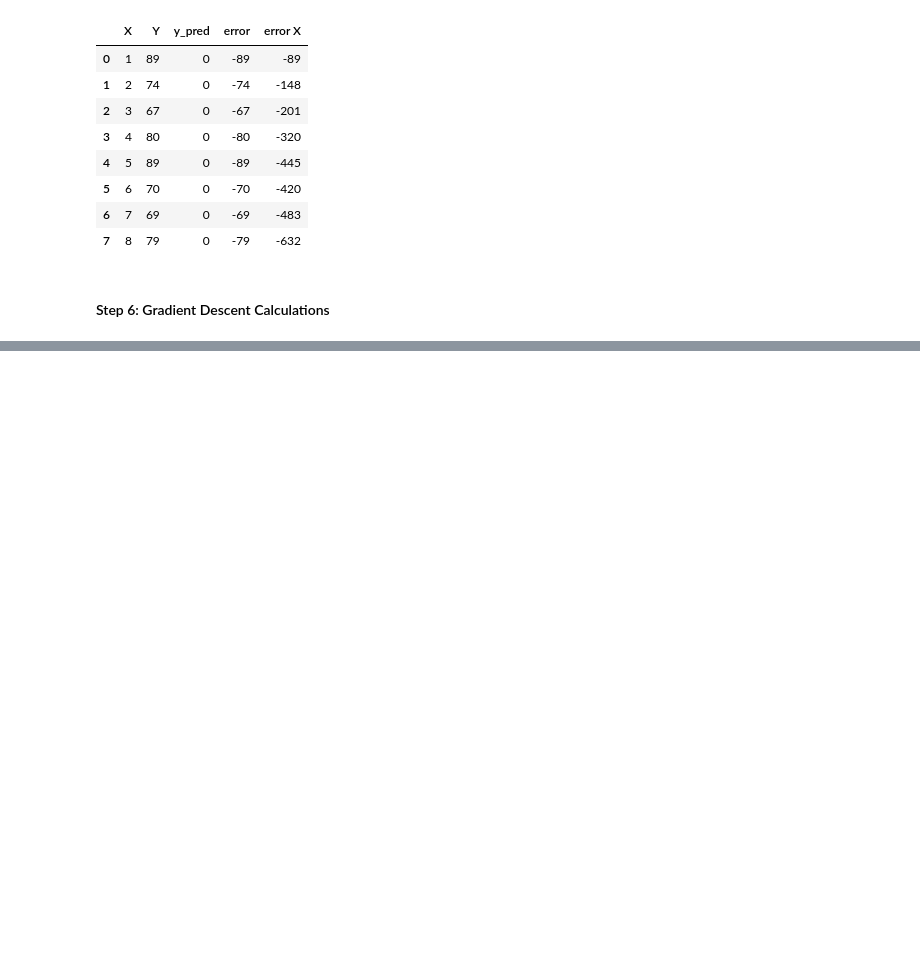
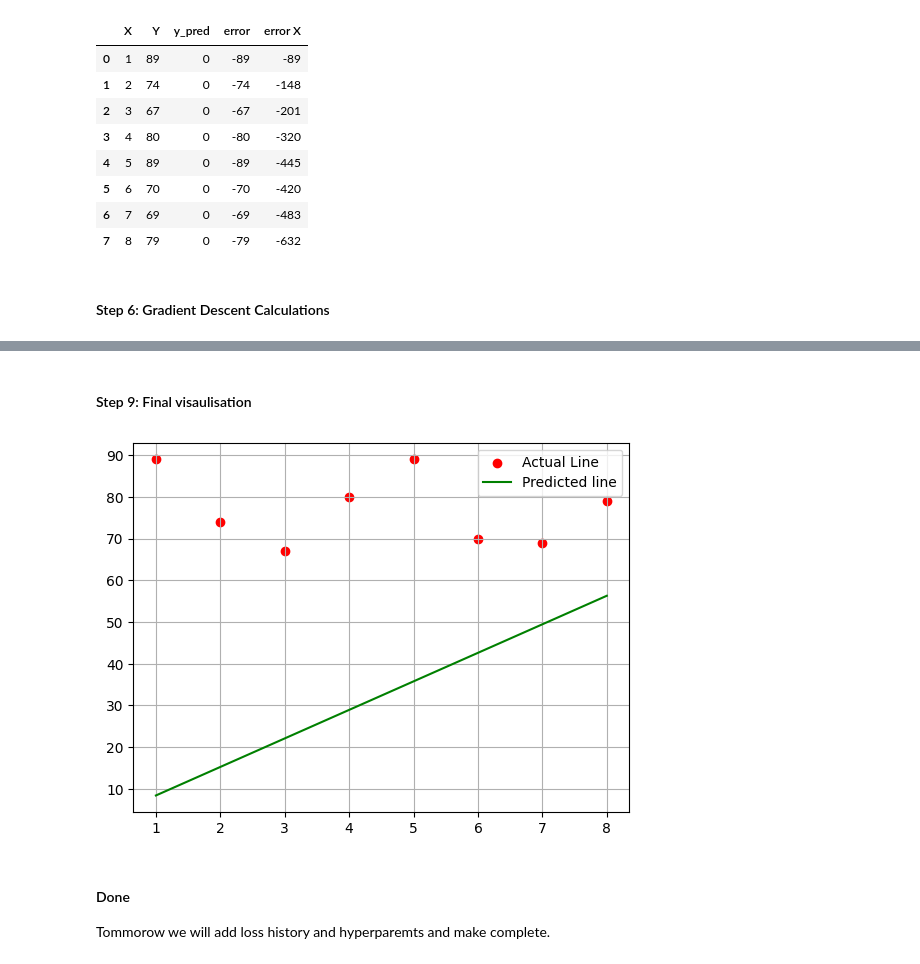
Before and after one commit to ather-ops/Supervised-ML-from-scratch, a Jupyter notebook: linear-regression/Linear -regression-part-II.ipynb, the cells around one changed output, grey strips where cells are left out. Saved outputs shown, nothing was run; the diff lists cells and outputs as text; code cells hidden in the pictures; blank space fills up the shorter version.

```diff
--- a/linear-regression/Linear -regression-part-II.ipynb
+++ b/linear-regression/Linear -regression-part-II.ipynb
@@ -36,7 +36,7 @@ df
 # %% [markdown]
 #### Step 2: Install weights and bias initial zero.
 # %%
-w=0     # weight
+m=0     # weight
 b=0     # Bias
 print("Done")
 # %% [output]
@@ -44,7 +44,7 @@ Done
 # %% [markdown]
 #### Step 3: Make initial predictions
 # %%
-df["y_pred"]=w*df["X"]+b
+df["y_pred"]=m*df["X"]+b
 df
 # %% [output]
 |  | X | Y | y_pred |
@@ -92,0 +106,6 @@ gradinet_b=(2/n)*Total_error
+# %%
+lr=0.01
+update_m=m-lr*gradient_m
+update_b=b-lr*gradinet_b
+print("Updated m :",update_m)
+print("updated b :",update_b)
@@ -92,0 +117,3 @@ gradinet_b=(2/n)*Total_error
+# %%
+df["new_pred"]=update_m*df["X"]+update_b
+df
@@ -92,0 +130,12 @@ gradinet_b=(2/n)*Total_error
+# %% [markdown]
+#### Step 9: Final visaulisation
+# %%
+plt.scatter(df["X"],df["Y"],label="Actual Line",color="red")
+plt.plot(df["X"],df["new_pred"],label="Predicted line",color="green")
+plt.legend()
+plt.grid(True)
+# %% [output]
+[figure, added]
+# %% [markdown]
+#### Done
+Tommorow we will add loss history and hyperparemts and make complete.
```
Also changed, not shown: parts of 6 cells of this notebook.
